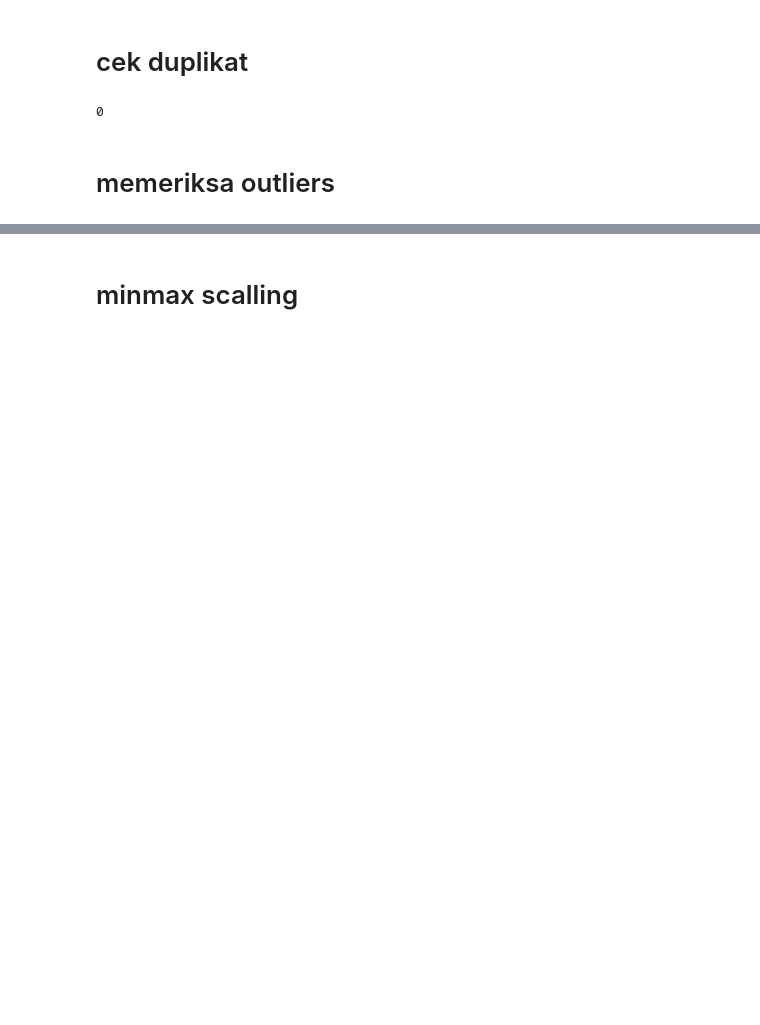
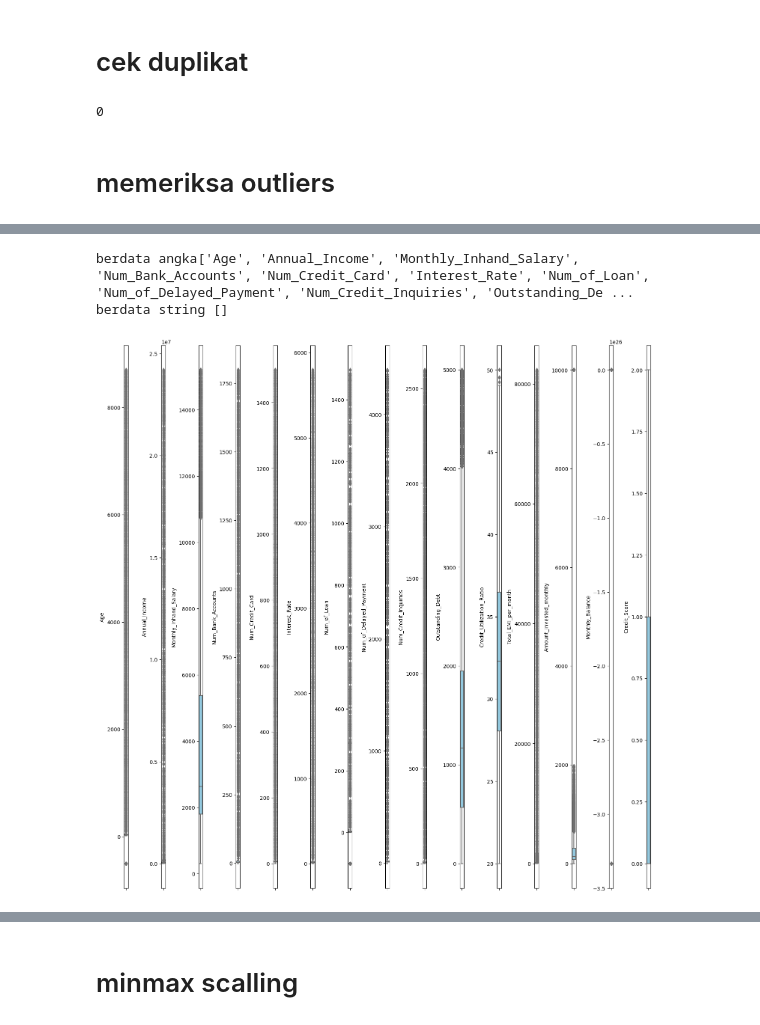
Before and after one commit to agungricky/Datamining_CreditScore, a Jupyter notebook: credit_score.ipynb, the cells around one changed output, grey strips where cells are left out. Saved outputs shown, nothing was run; the diff lists cells and outputs as text; code cells hidden in the pictures; blank space fills up the shorter version.

```diff
--- a/credit_score.ipynb
+++ b/credit_score.ipynb
@@ -166,9 +168,8 @@ dtype: int64
 import pandas as pd
 from sklearn.model_selection import train_test_split
 from sklearn.impute import SimpleImputer
-from sklearn.tree import DecisionTreeClassifier
-from sklearn.metrics import accuracy_score, precision_score, recall_score, f1_score
-
+from sklearn.ensemble import HistGradientBoostingClassifier
+from sklearn.metrics import accuracy_score, precision_score, recall_score,confusion_matrix ,f1_score
 
 # Mengambil kolom-kolom numerik
 numeric_columns = df.select_dtypes(include=['float64', 'int64']).columns
@@ -176,9 +177,13 @@ numeric_columns = df.select_dtypes(include=['float64', 'int64']).columns
 # Mengambil kolom-kolom kategorikal
 categorical_columns = df.select_dtypes(include=['object']).columns
 
-# Mengisi missing value dengan nilai rata-rata kolom numerik
-imputer = SimpleImputer(strategy='mean')
-df[numeric_columns] = imputer.fit_transform(df[numeric_columns])
+# Mengisi missing value dengan nilai mode pada atribut kategorikal
+imputer = SimpleImputer(strategy='most_frequent')
+df[categorical_columns] = imputer.fit_transform(df[categorical_columns])
+
+# Mengisi missing value dengan nilai mode pada atribut numerik
+imputer_numeric = SimpleImputer(strategy='most_frequent')
+df[numeric_columns] = imputer_numeric.fit_transform(df[numeric_columns])
 
 # Memilih hanya atribut numerik
 df = df[numeric_columns]
@@ -190,8 +195,8 @@ y = df['Credit_Score']
 # Memisahkan data menjadi data latih dan data uji
 X_train, X_test, y_train, y_test = train_test_split(X, y, test_size=0.2, random_state=42)
 
-# Melatih model (misalnya menggunakan Decision Tree)
-model = DecisionTreeClassifier()
+# Melatih model (misalnya menggunakan HistGradientBoostingClassifier)
+model = HistGradientBoostingClassifier()
 model.fit(X_train, y_train)
 
 # Memprediksi target untuk data uji
@@ -213,10 +218,12 @@ tp = cm[1, 1]
 # Menghitung Specificity
 specificity = tn / (tn + fp)
 
-print("Hasil Mengisi dengan Mean:")
+print("Hasil Mengisi dengan Mode:")
 print("Akurasi: {:.2%}".format(accuracy))
 print("Presisi: {:.2%}".format(precision))
 print("Recall: {:.2%}".format(recall))
 print("Specificity: {:.2%}".format(specificity))
 print("F-Score: {:.2%}".format(f1))
+
+df= df.copy()
 # %% [output]
@@ -519,0 +283,24 @@ for i in range(0, len(features)):
+# %%
+#pisahkan nama kolom berdasarkan jenisnya
+numericals = df.select_dtypes(include='number').columns.tolist() #melihat isi data yg bertipe data angka
+categoricals = df.select_dtypes(include='object').columns.tolist()#melihat isi data yg bertipe data string/bukan angka
+
+print(f'berdata angka{numericals}') #mencetak nama kolom yg bertipe data int
+print(f'berdata string {categoricals}') #mencetak nama kolom yg bertipe data string
+# %% [output]
+berdata angka['Age', 'Annual_Income', 'Monthly_Inhand_Salary', 'Num_Bank_Accounts', 'Num_Credit_Card', 'Interest_Rate', 'Num_of_Loan', 'Num_of_Delayed_Payment', 'Num_Credit_Inquiries', 'Outstanding_De ...
+berdata string []
+# %%
+#periksa outlier melalui boxplot
+import matplotlib.pyplot as plt
+import seaborn as sns
+
+plt.figure(figsize=(15,15))
+features = numericals
+
+for i in range(0, len(features)):
+    plt.subplot(1, len(features), i+1)
+    sns.boxplot(y=df[features[i]], color='skyblue')
+    plt.tight_layout()
+# %% [output]
+[figure, added]
```
Also changed, not shown: parts of 55 cells of this notebook, 1 other file.
